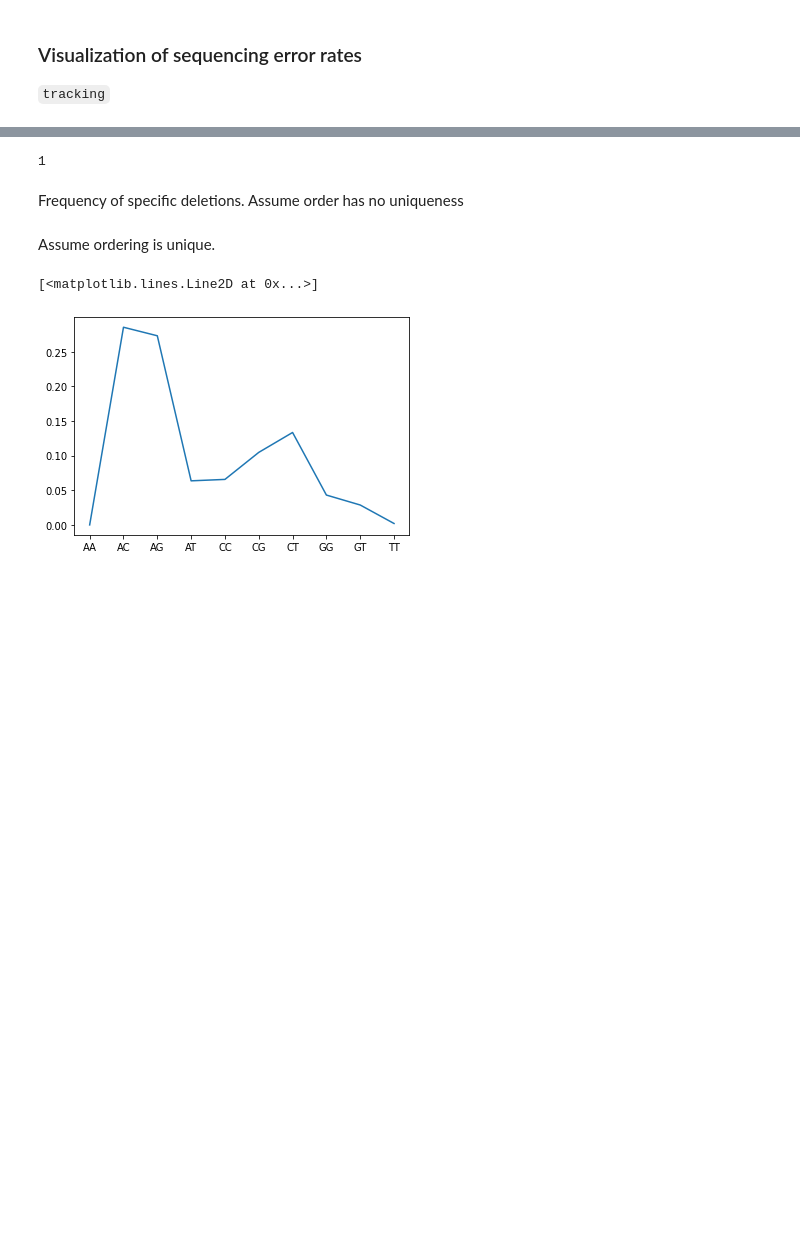
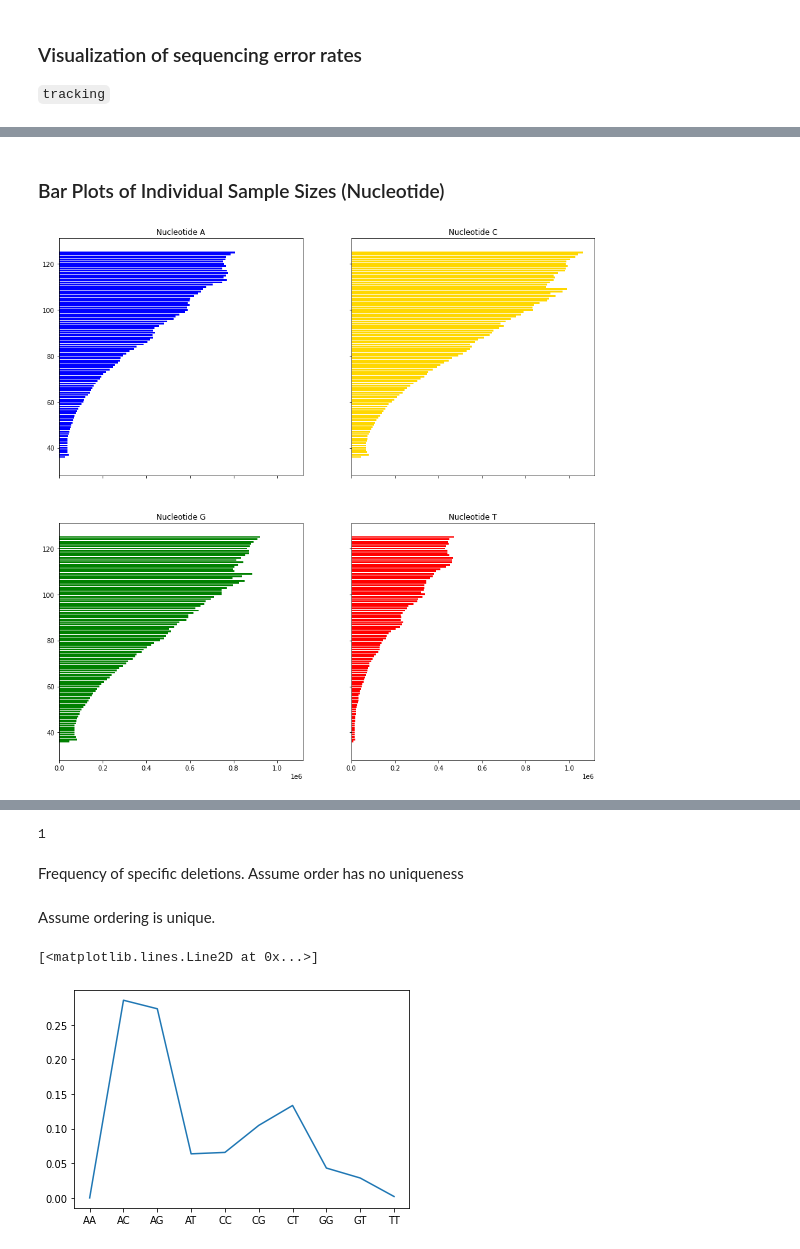
Before and after one commit to Davidebear/mutalib, a Jupyter notebook: tracking.ipynb, the cells around one changed output, grey strips where cells are left out. Saved outputs shown, nothing was run; the diff lists cells and outputs as text; code cells hidden in the pictures; blank space fills up the shorter version.

```diff
--- a/tracking.ipynb
+++ b/tracking.ipynb
@@ -670,8 +681,8 @@ for n, rfp in enumerate(rfp_list):
 # %%
 import pickle
-with open('pickle/v1TrackingIndelswRFP.pickle', 'wb') as f:
+with open('pickle/v0TrackingIndelswRFP.pickle', 'wb') as f:
     pickle.dump(indels, f)
-with open('pickle/v1TrackingSnipswRFP.pickle', 'wb') as f:
+with open('pickle/v0TrackingSnipswRFP.pickle', 'wb') as f:
     pickle.dump(snips, f)
 # %% [markdown]
 ### Visualization of sequencing error rates
@@ -716,0 +762,29 @@ TypeError: string indices must be integers
+# %% [markdown]
+### Bar Plots of Individual Sample Sizes (Nucleotide)
+# %%
+def get_samplesize(tracking, nuc):
+    sample_sizes = []
+    focus = tracking[nuc]
+    for q in focus.keys():
+        if q == 126:
+            sample_sizes.append(0)
+            break
+        sample_sizes.append(np.sum(focus[q]))
+    return sample_sizes
+
+fig, axs = plt.subplots(2, 2, figsize=(15, 15), sharex=True, sharey=True)
+
+
+n = 0
+nuc = {0: 'A', 1: 'C', 2 : 'G', 3: 'T'}
+color = {0: 'blue', 1: 'gold', 2: 'green', 3: 'red'}
+for i in range(2):
+    for j in range(2):
+
+        axs[i,j].barh(raw_x, get_samplesize(snips, nuc[n]), color=color[n])
+        axs[i,j].set_title(f'Nucleotide {nuc[n]}')
+
+        n +=1
+# axs.set('Sample size (n) per Phred Q score per Nucleotide')
+# %% [output]
+[figure, added]
```
Also changed, not shown: parts of 10 cells of this notebook, 3 other files.
